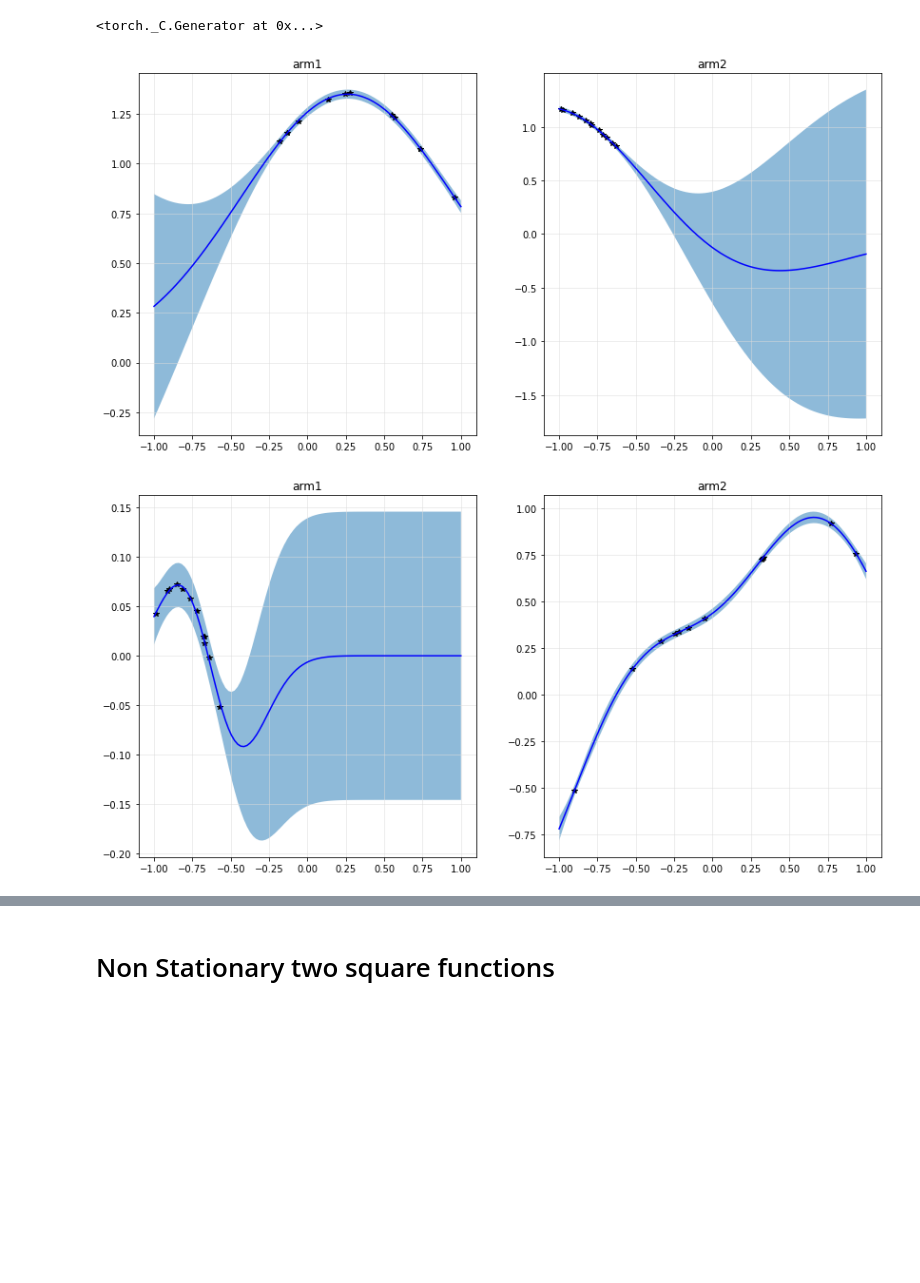
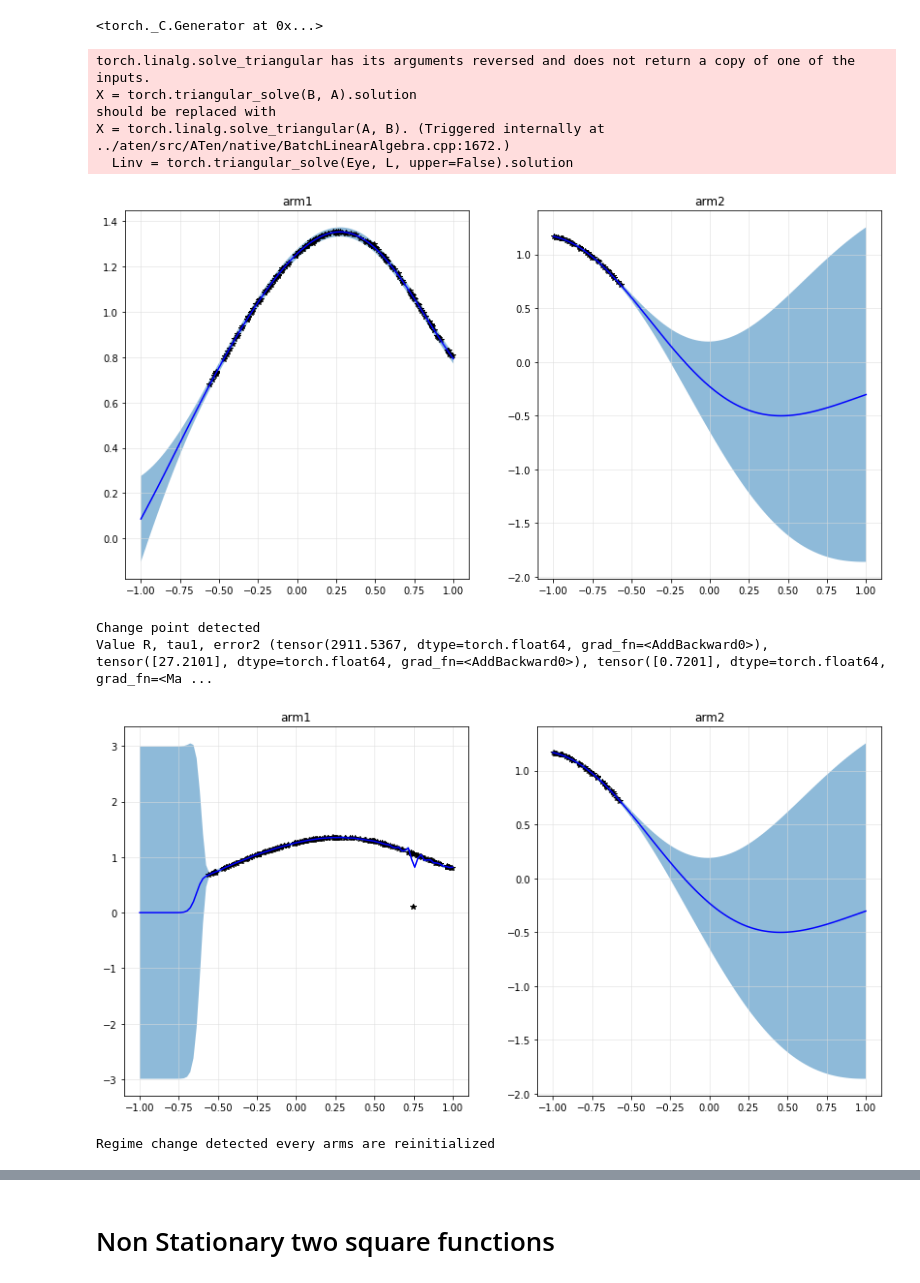
Before and after one commit to FDR0903/gpbandits_for_algotrading, a Jupyter notebook: nb_bandits/Experiments Synthetic.ipynb, the cells around one changed output, grey strips where cells are left out. Cells and saved outputs as stored; diff of their text form; code cells hidden in the pictures; blank space fills up the shorter version.

Commit message:
Add change point function

```diff
--- a/nb_bandits/Experiments Synthetic.ipynb
+++ b/nb_bandits/Experiments Synthetic.ipynb
@@ -78,33 +78,43 @@ def generate_x():
 # %%
 #### Debug change point
 
 # Simulation bandit
 regret_sim = torch.zeros(T)
 for i in range(N):
 
     # New underlying reward distribution for both arms
     reward1 = GpGenerator(train_x = torch.zeros((0, 1), dtype=torch.float), train_y = torch.zeros(0, dtype=torch.float))
     reward2 = GpGenerator(train_x = torch.zeros((0, 1), dtype=torch.float), train_y = torch.zeros(0, dtype=torch.float))
     for t in tqdm(range(T_N)):
         x_new, df_new = generate_x()
         best_strategy_bandit  = bandit.select_best_strategy(df_new)
         r1, r2 = reward1.sample_posterior(x_new), reward2.sample_posterior(x_new)
 
         if best_strategy_bandit == "arm1":
             regret_t = normalize_regret(torch.max(r1, r2)) - normalize_regret(r1)
             bandit.update_data(df_new, best_strategy_bandit, r1, retrain_hyperparameters = True)
 
         elif best_strategy_bandit == "arm2":
             regret_t = normalize_regret(torch.max(r1, r2)) - normalize_regret(r2)
             bandit.update_data(df_new, best_strategy_bandit, r2, retrain_hyperparameters = True)
 
         change_point = bandit.change_point(best_strategy_bandit)
-        if change_point:
-            print("Change point detected")
-            bandit.plot_strategies()
-            bandit.reinitialize_arm()
+        if change_point != False:
+            if change_point[0]:
+                print("Change point detected")
+                print("Value R, tau1, error2", change_point[1:])
+                bandit.plot_strategies()
+                bandit.reinitialize_arm()
         regret_sim[i*T_N + t] = regret_t
     bandit.plot_strategies()
 # %% [output]
+torch.linalg.solve_triangular has its arguments reversed and does not return a copy of one of the inputs.
+X = torch.triangular_solve(B, A).solution
+should be replaced with
+X = torch.linalg.solve_triangular(A, B). (Triggered internally at  ../aten/src/ATen/native/BatchLinearAlgebra.cpp:1672.)
+  Linv = torch.triangular_solve(Eye, L, upper=False).solution
-[figure, old version]
+[figure, new version]
+Change point detected
+Value R, tau1, error2 (tensor(2911.5367, dtype=torch.float64, grad_fn=<AddBackward0>), tensor([27.2101], dtype=torch.float64, grad_fn=<AddBackward0>), tensor([0.7201], dtype=torch.float64, grad_fn=<Ma ...
-[figure, old version]
+[figure, new version]
+Regime change detected every arms are reinitialized
```
Also changed, not shown: parts of 2 cells of this notebook, 36 other files.
